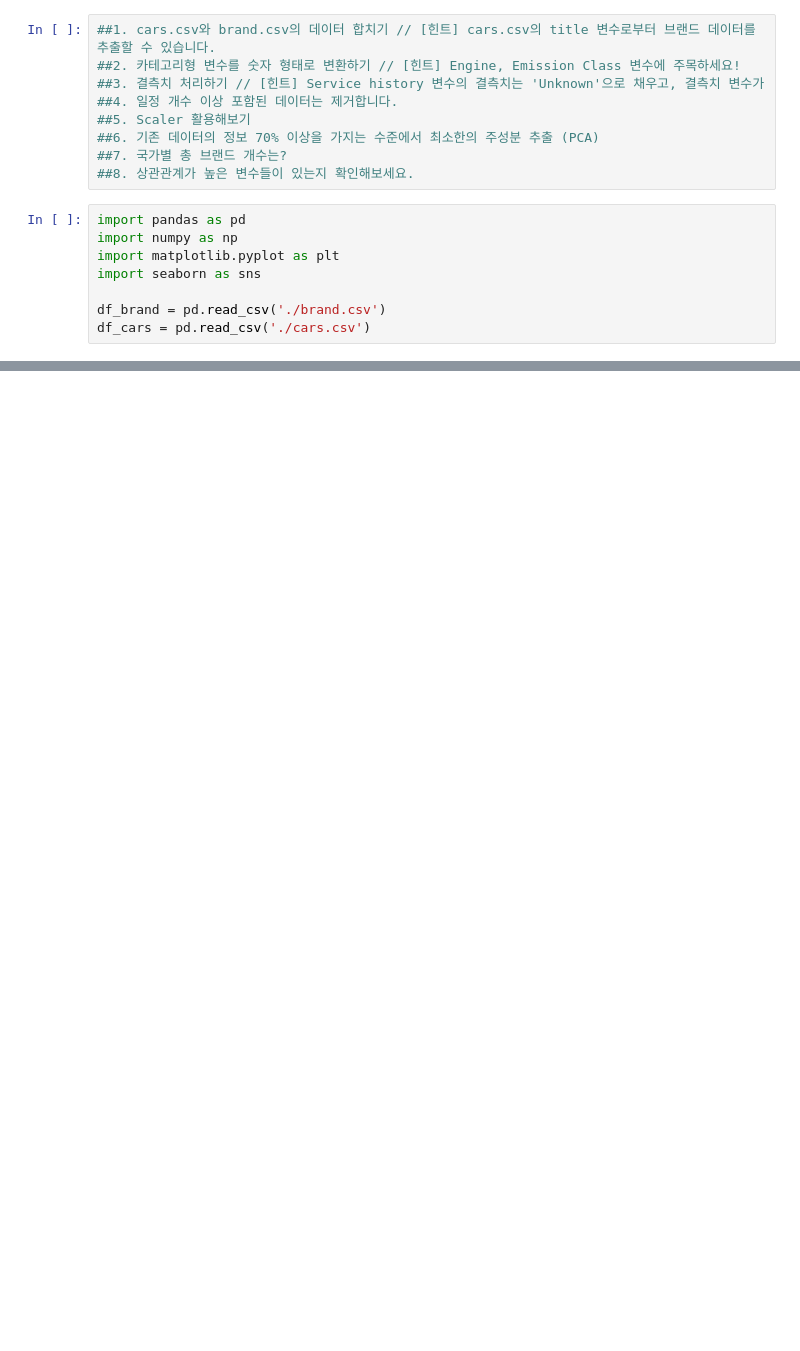
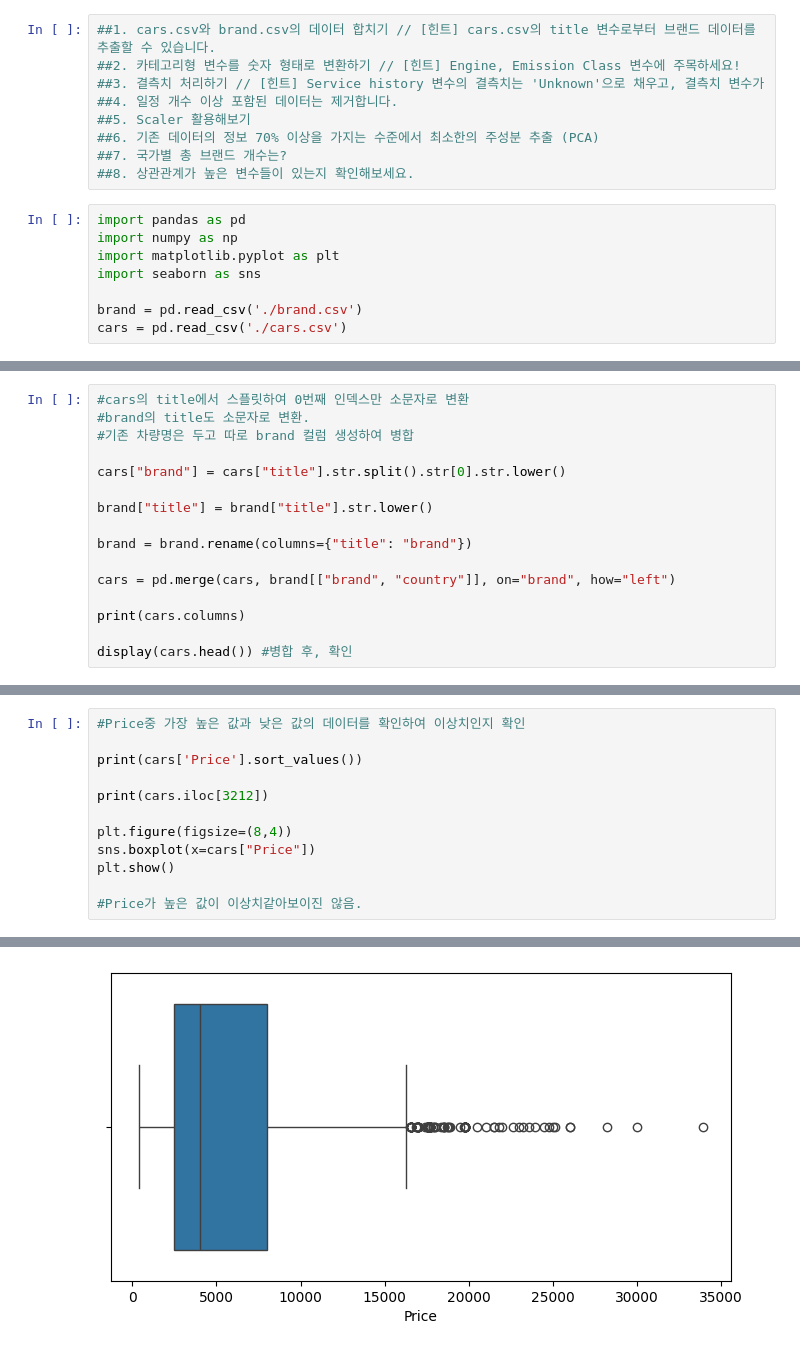
Before and after one commit to Junseong-Yoon/second-repository, a Jupyter notebook: car_brand.ipynb, the cells around one changed output, grey strips where cells are left out. Drawn from its saved outputs; the diff is of its cells as text; blank space fills up the shorter version.

Commit message:
car_brand

```diff
--- a/car_brand.ipynb
+++ b/car_brand.ipynb
@@ -12,5 +12,5 @@ import numpy as np
 import matplotlib.pyplot as plt
 import seaborn as sns
 
-df_brand = pd.read_csv('./brand.csv')
-df_cars = pd.read_csv('./cars.csv')
+brand = pd.read_csv('./brand.csv')
+cars = pd.read_csv('./cars.csv')
@@ -19,0 +110,16 @@ df_cars = pd.read_csv('./cars.csv')
+# %%
+#cars의 title에서 스플릿하여 0번째 인덱스만 소문자로 변환
+#brand의 title도 소문자로 변환.
+#기존 차량명은 두고 따로 brand 컬럼 생성하여 병합
+
+cars["brand"] = cars["title"].str.split().str[0].str.lower()
+
+brand["title"] = brand["title"].str.lower()
+
+brand = brand.rename(columns={"title": "brand"})
+
+cars = pd.merge(cars, brand[["brand", "country"]], on="brand", how="left")
+
+print(cars.columns)
+
+display(cars.head()) #병합 후, 확인
@@ -19,0 +138,13 @@ df_cars = pd.read_csv('./cars.csv')
+# %%
+#Price중 가장 높은 값과 낮은 값의 데이터를 확인하여 이상치인지 확인
+
+print(cars['Price'].sort_values())
+
+print(cars.iloc[3212])
+
+plt.figure(figsize=(8,4))
+sns.boxplot(x=cars["Price"])
+plt.show()
+
+#Price가 높은 값이 이상치같아보이진 않음.
+# %% [output]
@@ -19,0 +168 @@ df_cars = pd.read_csv('./cars.csv')
+[figure, added]
```
Also changed, not shown: parts of 13 cells of this notebook.
